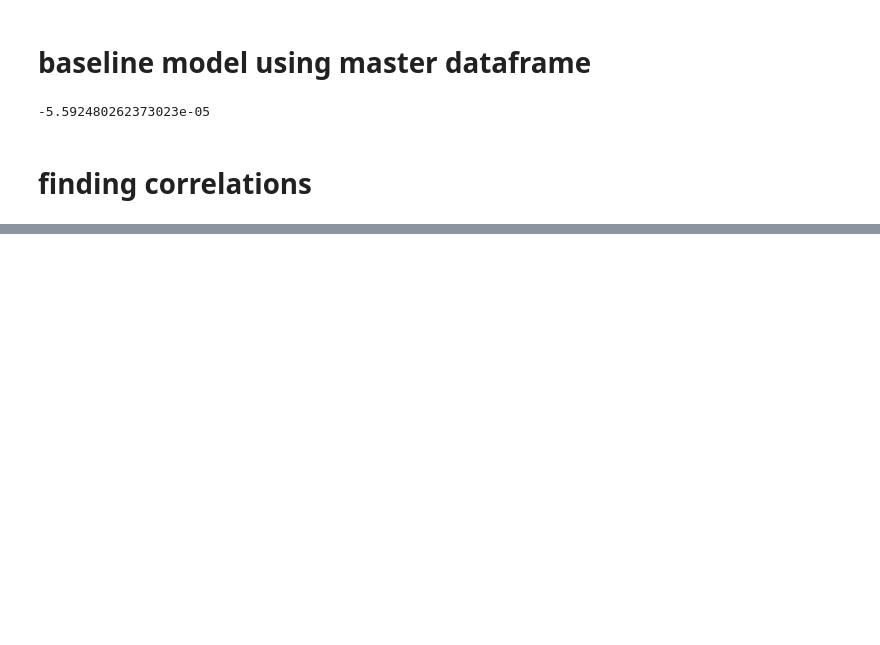
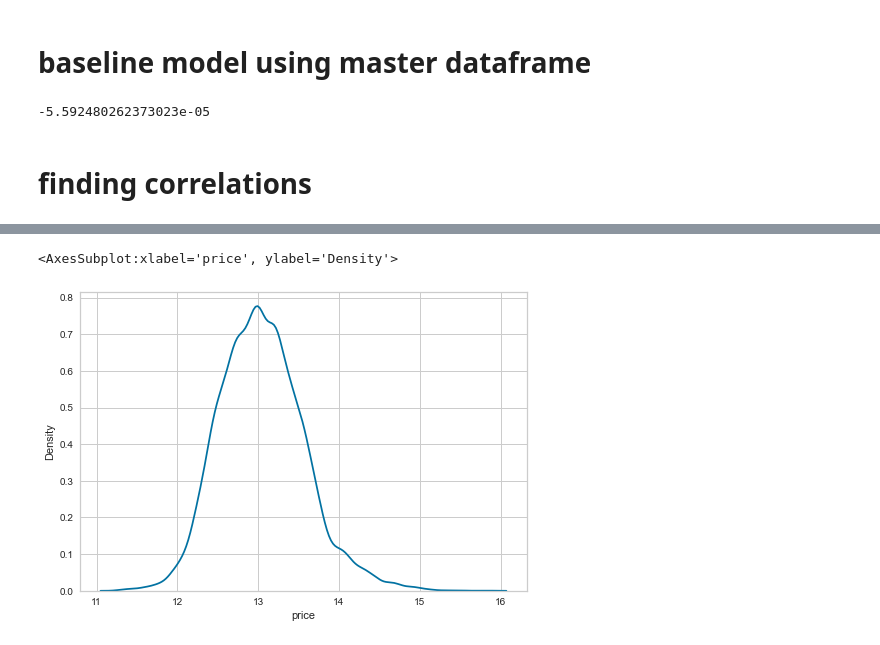
Before and after one commit to Sombrero7/project2, a Jupyter notebook: data_preprocessing-noble.ipynb, the cells around one changed output, grey strips where cells are left out. Cells and saved outputs as stored; diff of their text form; code cells hidden in the pictures; blank space fills up the shorter version.

```diff
--- a/data_preprocessing-noble.ipynb
+++ b/data_preprocessing-noble.ipynb
@@ -548,0 +616,5 @@ Notes:
+# %%
+sns.kdeplot(np.log(df['price']))
+# %% [output]
+<AxesSubplot:xlabel='price', ylabel='Density'>
+[figure, added]
```
Also changed, not shown: parts of 16 cells of this notebook.
